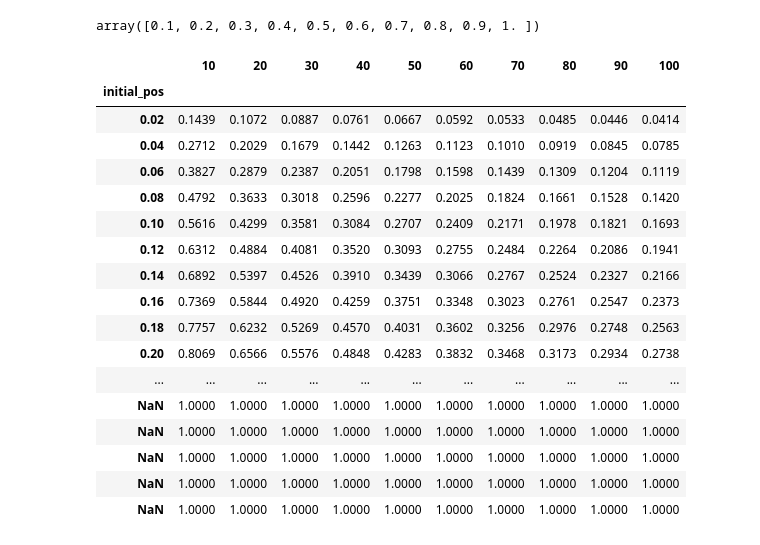
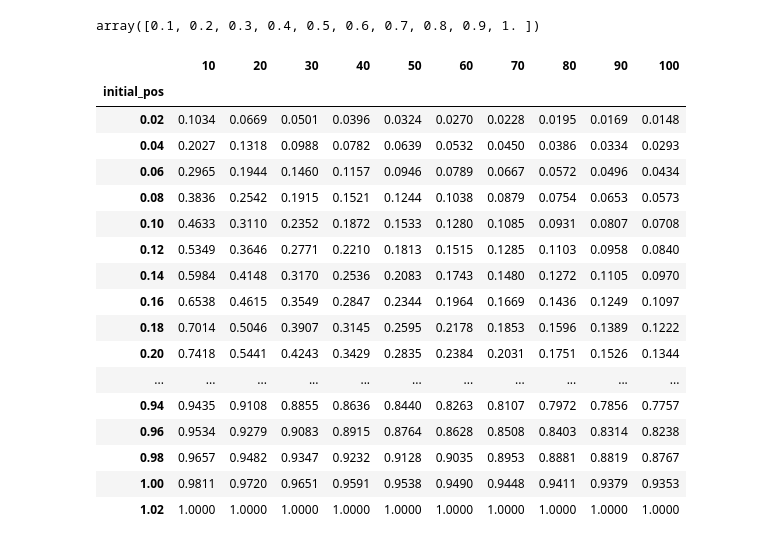
Before and after one commit to kyriakos-georgiou/Numerical_schemes_stability_updated, a Jupyter notebook: PIDE for full jump-Implicit-Fresh-start-Including-IC-x-range_full.ipynb, the cells around one changed output. Cells and saved outputs as stored; diff of their text form; code cells hidden in the pictures.

```diff
--- a/PIDE for full jump-Implicit-Fresh-start-Including-IC-x-range_full.ipynb
+++ b/PIDE for full jump-Implicit-Fresh-start-Including-IC-x-range_full.ipynb
@@ -28,8 +28,8 @@ def jump_distribution_full(x_value,mu,sigma_jump,step_x):
     res, err = quad(normal_distribution_function, lower, upper)
     return res  #output is a vector of the average densities around the regions of each value in the vector x
 # %%
-x0 = -5.0
-xn = 5.0
+x0 = -10.0
+xn = 10.0
 xsteps = 1000
 dx = (xn-x0)/xsteps
 x = np.arange(x0, xn+dx, dx) #last x value is x = 99
@@ -135,18 +126,18 @@ phi_matrix[:,0] = 1.0 * (x>0.0)
 phi_matrix[len(x)-1,:] = 1.0
 #DataFrame(phi_matrix)
 # %%
-sigma_choice = 0.1
-kappa_choice = 1.0
-theta_choice = 1.0
+sigma_choice = 0.5
+kappa_choice = 0.5
+theta_choice = 0.3
 jump_rate_choice = 1.0
-N_choice = 8
+N_choice = 4
 mu_choice = 0.0
 sigma_jump_choice = 0.5
 
 M = M_matrix(x,sigma = sigma_choice,kappa = kappa_choice, theta = theta_choice, jump_rate = jump_rate_choice)
-#print(DataFrame(M[51:]))
+#print(DataFrame(M[13:28,13:28]))
 N_mat = N_matrix(x, jump_rate = jump_rate_choice, N = N_choice, mu = mu_choice, sigma_jump = sigma_jump_choice, step_x=dx)
-#print(DataFrame(N_mat))
+#print(DataFrame(N_mat[13:28,13:28]))
 #print(b[0])
 
 if sigma_choice**2 >= np.max(np.abs(dx*kappa_choice*(theta_choice-x))):
@@ -156,4 +147,4 @@ if sigma_choice**2 >= np.max(np.abs(dx*kappa_choice*(theta_choice-x))):
         #phi_matrix[:,time] = linalg.solve(M, N_mat.dot(phi_matrix[:,time-1]) + b )
 
 else:
-    print('Stability conditions may not satisfied')
+    print('Stability conditions may not be satisfied')
@@ -278,5 +257,5 @@ surv.append(time)
 # %%
-y = np.where((x >= 0.0) & (x<= 1.2))
+y = np.where((x >= 0.0) & (x<= 1.02))
 surv_df_non_zero = surv.iloc[y[0],]
 surv_df_non_zero
 # %% [output]
@@ -307,32 +286,32 @@ times
 array([0.1, 0.2, 0.3, 0.4, 0.5, 0.6, 0.7, 0.8, 0.9, 1. ])
 # %%
 output=surv_df_non_zero.iloc[:,accept_t[1:]]
-initial_pos = surv['initial_pos'][(surv['initial_pos'] >= 0.0) & (surv['initial_pos'] <= 1.0)]
+initial_pos = surv['initial_pos'][(surv['initial_pos'] >= 0.0) & (surv['initial_pos'] <= 1.02)]
 output['initial_pos'] = initial_pos
 survival_values = round(output,4)
 survival_values = survival_values.set_index('initial_pos')
 #survival_values.columns = t[accept_t]
 #output
 survival_values
 # %% [output]
 |  | 10 | 20 | 30 | 40 | 50 | 60 | 70 | 80 | 90 | 100 |
 | initial_pos |  |  |  |  |  |  |  |  |  |  |
-| 0.02 | 0.1439 | 0.1072 | 0.0887 | 0.0761 | 0.0667 | 0.0592 | 0.0533 | 0.0485 | 0.0446 | 0.0414 |
-| 0.04 | 0.2712 | 0.2029 | 0.1679 | 0.1442 | 0.1263 | 0.1123 | 0.1010 | 0.0919 | 0.0845 | 0.0785 |
-| 0.06 | 0.3827 | 0.2879 | 0.2387 | 0.2051 | 0.1798 | 0.1598 | 0.1439 | 0.1309 | 0.1204 | 0.1119 |
-| 0.08 | 0.4792 | 0.3633 | 0.3018 | 0.2596 | 0.2277 | 0.2025 | 0.1824 | 0.1661 | 0.1528 | 0.1420 |
-| 0.10 | 0.5616 | 0.4299 | 0.3581 | 0.3084 | 0.2707 | 0.2409 | 0.2171 | 0.1978 | 0.1821 | 0.1693 |
-| 0.12 | 0.6312 | 0.4884 | 0.4081 | 0.3520 | 0.3093 | 0.2755 | 0.2484 | 0.2264 | 0.2086 | 0.1941 |
-| 0.14 | 0.6892 | 0.5397 | 0.4526 | 0.3910 | 0.3439 | 0.3066 | 0.2767 | 0.2524 | 0.2327 | 0.2166 |
-| 0.16 | 0.7369 | 0.5844 | 0.4920 | 0.4259 | 0.3751 | 0.3348 | 0.3023 | 0.2761 | 0.2547 | 0.2373 |
-| 0.18 | 0.7757 | 0.6232 | 0.5269 | 0.4570 | 0.4031 | 0.3602 | 0.3256 | 0.2976 | 0.2748 | 0.2563 |
-| 0.20 | 0.8069 | 0.6566 | 0.5576 | 0.4848 | 0.4283 | 0.3832 | 0.3468 | 0.3173 | 0.2934 | 0.2738 |
+| 0.02 | 0.1034 | 0.0669 | 0.0501 | 0.0396 | 0.0324 | 0.0270 | 0.0228 | 0.0195 | 0.0169 | 0.0148 |
+| 0.04 | 0.2027 | 0.1318 | 0.0988 | 0.0782 | 0.0639 | 0.0532 | 0.0450 | 0.0386 | 0.0334 | 0.0293 |
+| 0.06 | 0.2965 | 0.1944 | 0.1460 | 0.1157 | 0.0946 | 0.0789 | 0.0667 | 0.0572 | 0.0496 | 0.0434 |
+| 0.08 | 0.3836 | 0.2542 | 0.1915 | 0.1521 | 0.1244 | 0.1038 | 0.0879 | 0.0754 | 0.0653 | 0.0573 |
+| 0.10 | 0.4633 | 0.3110 | 0.2352 | 0.1872 | 0.1533 | 0.1280 | 0.1085 | 0.0931 | 0.0807 | 0.0708 |
+| 0.12 | 0.5349 | 0.3646 | 0.2771 | 0.2210 | 0.1813 | 0.1515 | 0.1285 | 0.1103 | 0.0958 | 0.0840 |
+| 0.14 | 0.5984 | 0.4148 | 0.3170 | 0.2536 | 0.2083 | 0.1743 | 0.1480 | 0.1272 | 0.1105 | 0.0970 |
+| 0.16 | 0.6538 | 0.4615 | 0.3549 | 0.2847 | 0.2344 | 0.1964 | 0.1669 | 0.1436 | 0.1249 | 0.1097 |
+| 0.18 | 0.7014 | 0.5046 | 0.3907 | 0.3145 | 0.2595 | 0.2178 | 0.1853 | 0.1596 | 0.1389 | 0.1222 |
+| 0.20 | 0.7418 | 0.5441 | 0.4243 | 0.3429 | 0.2835 | 0.2384 | 0.2031 | 0.1751 | 0.1526 | 0.1344 |
 | ... | ... | ... | ... | ... | ... | ... | ... | ... | ... | ... |
-| NaN | 1.0000 | 1.0000 | 1.0000 | 1.0000 | 1.0000 | 1.0000 | 1.0000 | 1.0000 | 1.0000 | 1.0000 |
-| NaN | 1.0000 | 1.0000 | 1.0000 | 1.0000 | 1.0000 | 1.0000 | 1.0000 | 1.0000 | 1.0000 | 1.0000 |
-| NaN | 1.0000 | 1.0000 | 1.0000 | 1.0000 | 1.0000 | 1.0000 | 1.0000 | 1.0000 | 1.0000 | 1.0000 |
-| NaN | 1.0000 | 1.0000 | 1.0000 | 1.0000 | 1.0000 | 1.0000 | 1.0000 | 1.0000 | 1.0000 | 1.0000 |
-| NaN | 1.0000 | 1.0000 | 1.0000 | 1.0000 | 1.0000 | 1.0000 | 1.0000 | 1.0000 | 1.0000 | 1.0000 |
+| 0.94 | 0.9435 | 0.9108 | 0.8855 | 0.8636 | 0.8440 | 0.8263 | 0.8107 | 0.7972 | 0.7856 | 0.7757 |
+| 0.96 | 0.9534 | 0.9279 | 0.9083 | 0.8915 | 0.8764 | 0.8628 | 0.8508 | 0.8403 | 0.8314 | 0.8238 |
+| 0.98 | 0.9657 | 0.9482 | 0.9347 | 0.9232 | 0.9128 | 0.9035 | 0.8953 | 0.8881 | 0.8819 | 0.8767 |
+| 1.00 | 0.9811 | 0.9720 | 0.9651 | 0.9591 | 0.9538 | 0.9490 | 0.9448 | 0.9411 | 0.9379 | 0.9353 |
+| 1.02 | 1.0000 | 1.0000 | 1.0000 | 1.0000 | 1.0000 | 1.0000 | 1.0000 | 1.0000 | 1.0000 | 1.0000 |
 # %%
 pd = 1-survival_values
 pd
```
Also changed, not shown: parts of 21 cells of this notebook.
